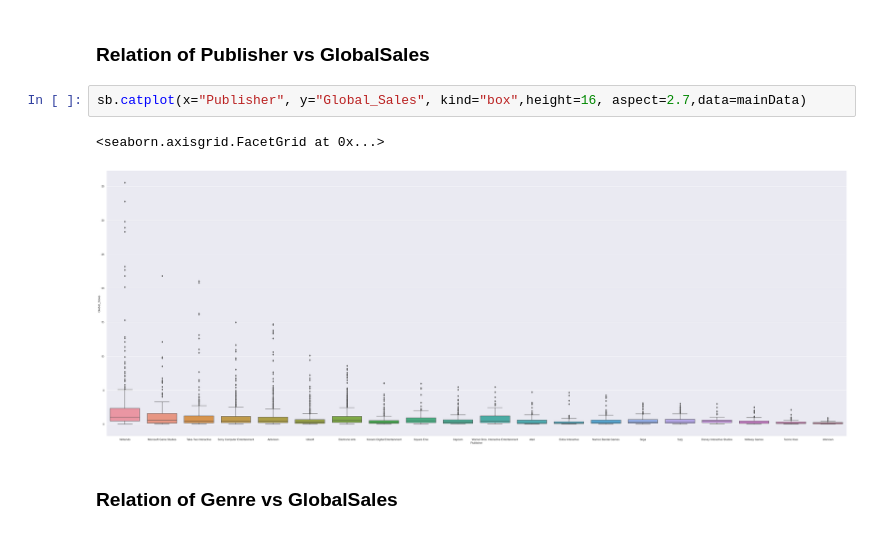
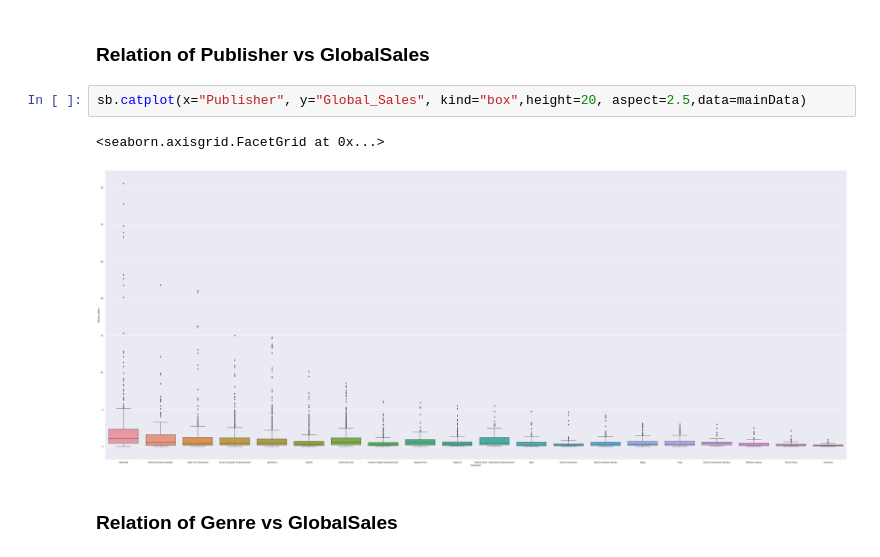
Before and after one commit to dihcuierc/Game_Analysis, a Jupyter notebook: NoteBooks/2. Data Visual.ipynb, the cells around one changed output. Cells and saved outputs as stored; diff of their text form.

```diff
--- a/NoteBooks/2. Data Visual.ipynb
+++ b/NoteBooks/2. Data Visual.ipynb
@@ -80,10 +82,10 @@ sb.catplot(x="Platform", y="Global_Sales", kind="box",height=10, aspect=2,data=m
 # %% [markdown]
 ### Relation of Publisher vs GlobalSales
 # %%
-sb.catplot(x="Publisher", y="Global_Sales", kind="box",height=16, aspect=2.7,data=mainData)
+sb.catplot(x="Publisher", y="Global_Sales", kind="box",height=20, aspect=2.5,data=mainData)
 # %% [output]
 <seaborn.axisgrid.FacetGrid at 0x...>
-[figure, old version]
+[figure, new version]
 # %% [markdown]
 ### Relation of Genre vs GlobalSales
 # %%
```
Also changed, not shown: parts of 15 cells of this notebook.
